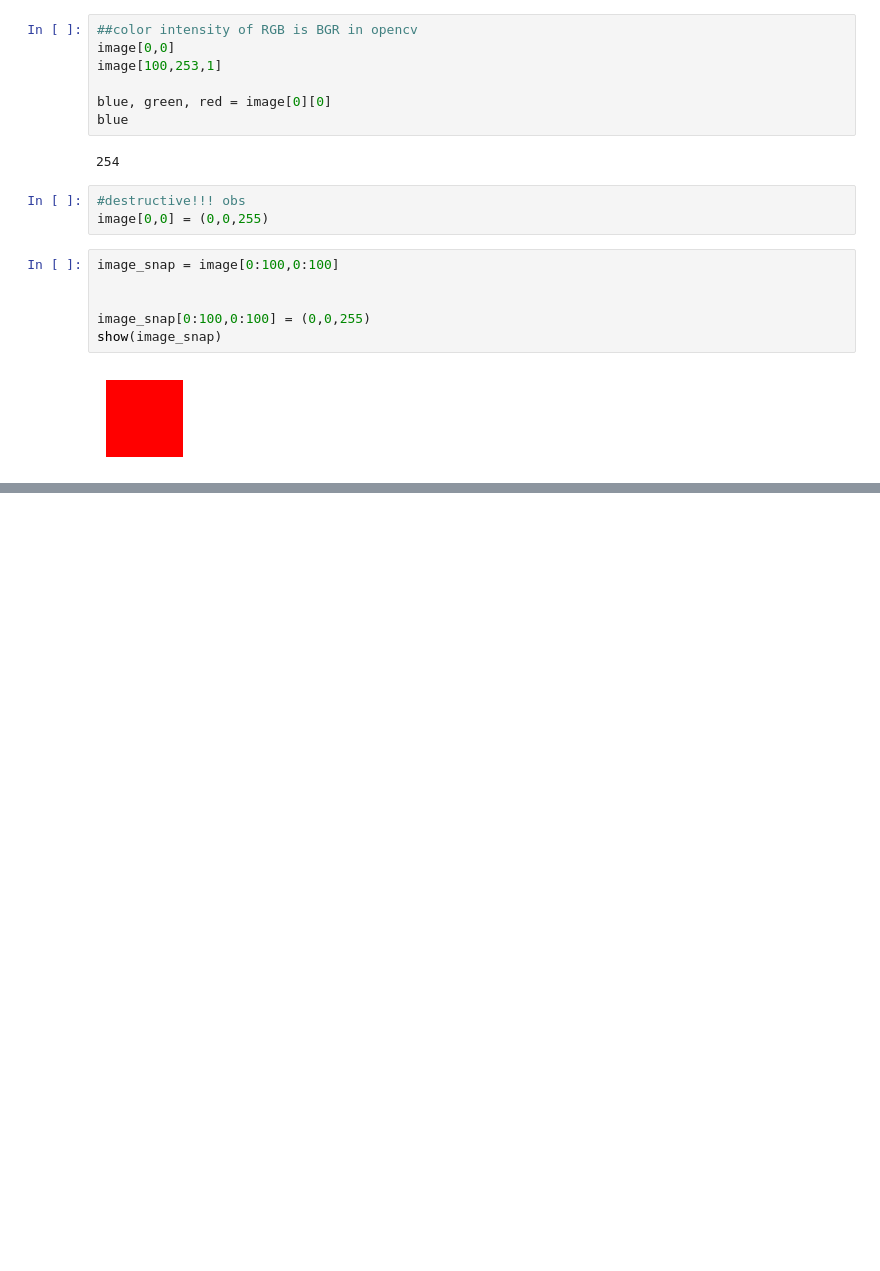
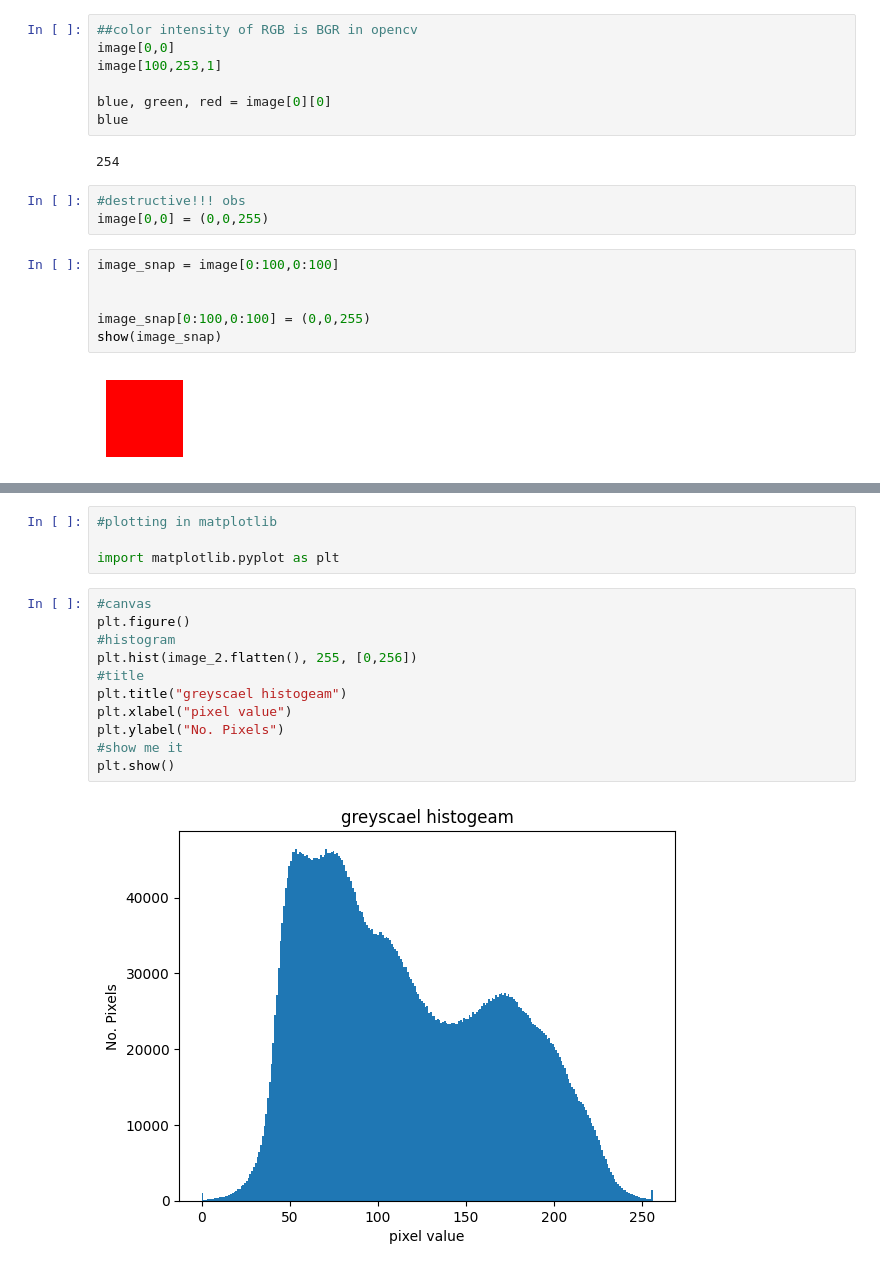
Before and after one commit to Rohambarack/CDS_lang, a Jupyter notebook: nbs_vis/vis_s_02.ipynb, the cells around one changed output, grey strips where cells are left out. Saved outputs shown, nothing was run; the diff lists cells and outputs as text; blank space fills up the shorter version.

```diff
--- a/nbs_vis/vis_s_02.ipynb
+++ b/nbs_vis/vis_s_02.ipynb
@@ -128,0 +154,17 @@ show(image_snap)
+# %%
+#plotting in matplotlib
+
+import matplotlib.pyplot as plt
+# %%
+#canvas
+plt.figure()
+#histogram
+plt.hist(image_2.flatten(), 255, [0,256])
+#title
+plt.title("greyscael histogeam")
+plt.xlabel("pixel value")
+plt.ylabel("No. Pixels")
+#show me it
+plt.show()
+# %% [output]
+[figure, added]
```
Also changed, not shown: parts of 7 cells of this notebook.
